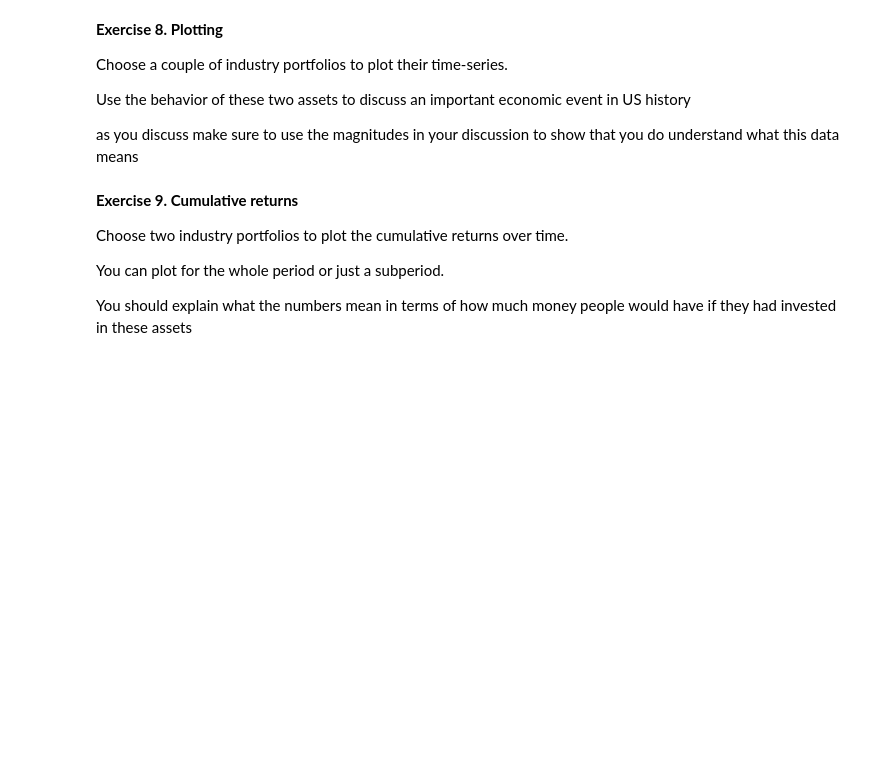
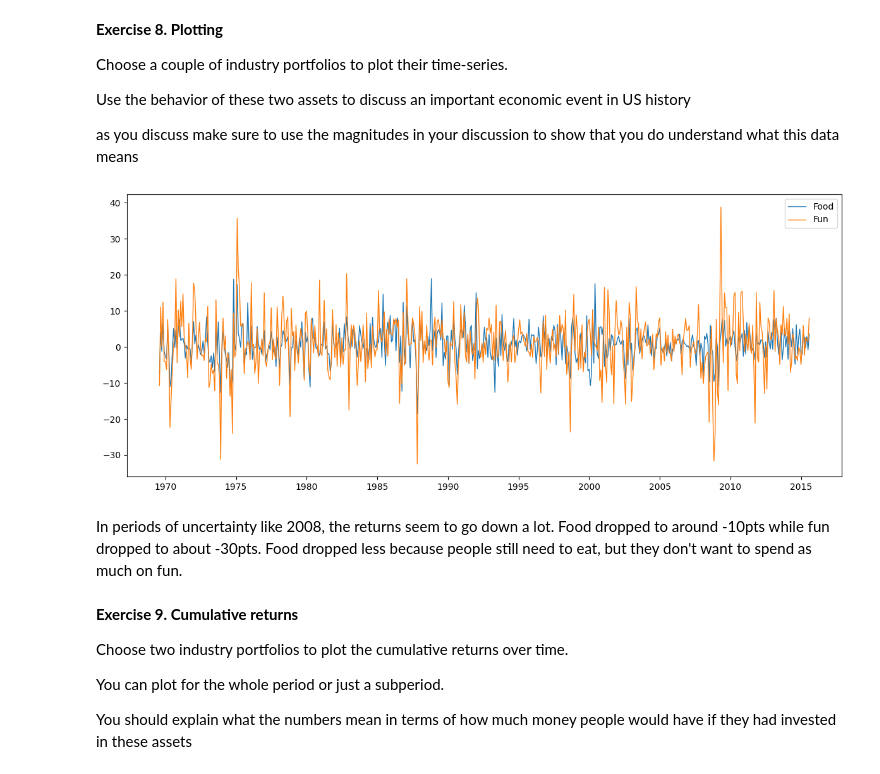
Before and after one commit to SnazzyBeatle115/UG54, a Jupyter notebook: chapters/Assignments/Assignment2.ipynb, the cells around one changed output. Cells and saved outputs as stored; diff of their text form; code cells hidden in the pictures; blank space fills up the shorter version.

```diff
--- a/chapters/Assignments/Assignment2.ipynb
+++ b/chapters/Assignments/Assignment2.ipynb
@@ -335,3 +351,19 @@ as you discuss make sure to use the magnitudes in your discussion to show that y
+# %%
+# your code below
+
+
+fig, ax = plt.subplots(figsize=(12,5))
+
+ax.plot(df_inde.index, df_inde["Food"], label = "Food", linewidth = 1)
+ax.plot(df_inde.index, df_inde["Fun"], label = "Fun", linewidth = 1)
+
+
+ax.legend()
+plt.tight_layout()
+# %% [output]
+[figure, added]
+# %% [markdown]
+In periods of uncertainty like 2008, the returns seem to go down a lot. Food dropped to around -10pts while fun dropped to about -30pts. Food dropped less because people still need to eat, but they don't want to spend as much on fun.
 # %% [markdown]
 **Exercise 9. Cumulative returns**
 
```
Also changed, not shown: parts of 8 cells of this notebook.
